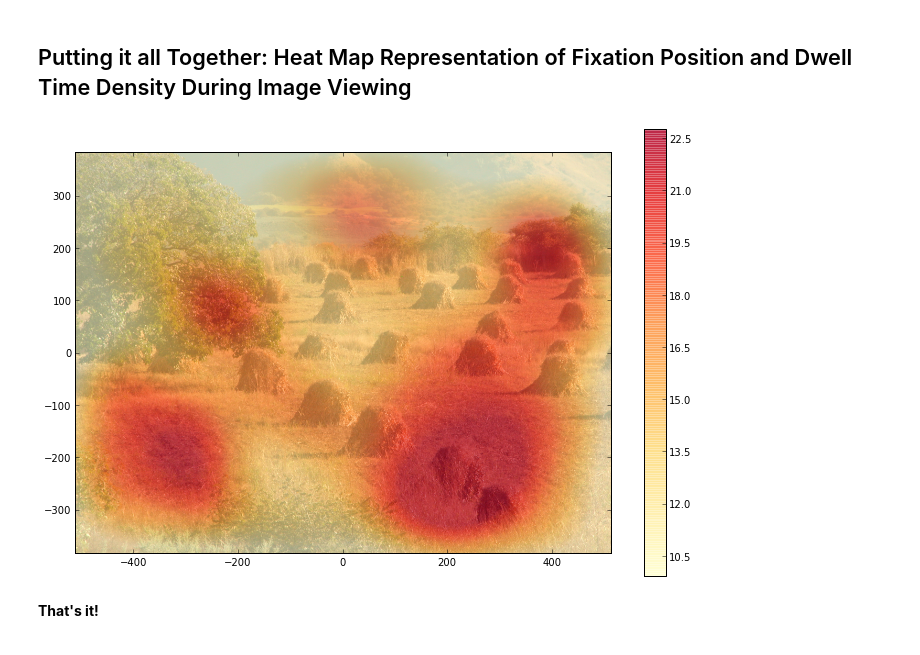
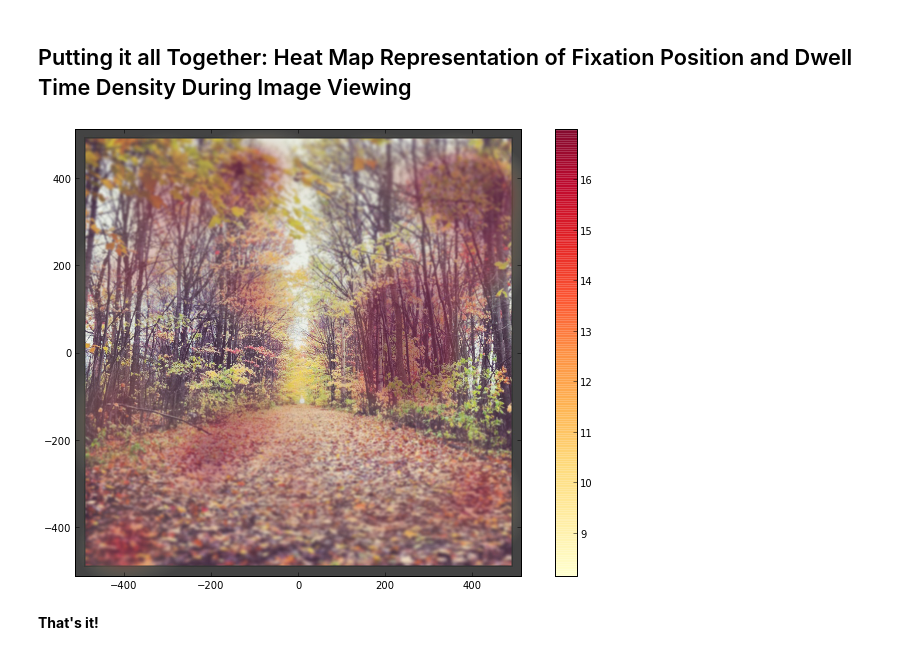
Before and after one commit to isolver/ECEM13_PyET, a Jupyter notebook: notebooks/F.2. Fixation Map - Heat Map Creation.ipynb, the cells around one changed output. Drawn from its saved outputs; the diff is of its cells as text; code cells hidden in the pictures.

```diff
--- a/notebooks/F.2. Fixation Map - Heat Map Creation.ipynb
+++ b/notebooks/F.2. Fixation Map - Heat Map Creation.ipynb
@@ -72,7 +61,7 @@ Load Background Image Displayed During Eye Data Collection
 # %%
 # Load example background image
 # Flip vertically...
-image_array=numpy.flipud(mpimg.imread("./images/nature_15.png"))
+image_array=numpy.flipud(mpimg.imread("./images/fall.jpg"))
 
 # Get background image size
 image_size=(image_array.shape[1],image_array.shape[0])
@@ -80,6 +69,5 @@ ihw,ihh=image_size[0]/2,image_size[1]/2
 
 # Display image for illustrative purposes, 0,0 is image center.
 #
-plt.figure()
 bip=plt.imshow(image_array,origin='lower',extent=(-ihw, ihw,-ihh, ihh))
 # %% [output]
@@ -141,8 +129,9 @@ fixation_map[fixation_map<min_fix_map_value]=min_fix_map_value
 
 # Plot Fixation Density Mask Alone for illustrative purposes
 # using a Yellow->Orange->Red Color Map.
-clmap=brewer2mpl.get_map('YlOrRd', 'sequential', 8).mpl_colormap
+clmap=plt.get_cmap('YlOrRd')
 im = plt.imshow(fixation_map, interpolation='nearest', origin='lower',extent=(-image_size[0]/2, image_size[0]/2,-image_size[1]/2, image_size[1]/2),cmap=clmap)
 
 plt.colorbar()
+plt.show()
 # %% [output]
@@ -154,34 +142,33 @@ Putting it all Together: Heat Map Representation of Fixation Position and Dwell
 # %%
 orginal_plt_width,orginal_plt_height=plt.rcParams['figure.figsize']
 plt.rcParams['figure.figsize'] =orginal_plt_width*2,orginal_plt_height*2
 
 
 plt.figure()
 
 # Draw the background Image
 #
 plt.imshow(image_array,origin='lower',extent=(-image_size[0]/2, image_size[0]/2,-image_size[1]/2, image_size[1]/2))
 
-
 # Create RGBA values for the color map created above.
+# Set the Color Map Transparency to Increase as a Function of Fixation Dwell Time.
 #
 #clmap._init()
-
-# Set the Color Map Transparency to Increase as a Function of Fixation Dwell Time.
-#
-#clmap._lut[:,-1]=np.linspace(0.5, .8, clmap.N+3)
 
 # Draw the Fixation Map Mask over the Background Image using the Color Map:
 #
 im = plt.imshow(fixation_map, origin='lower',
-                 extent=(-image_size[0]/2, image_size[0]/2,-image_size[1]/2, image_size[1]/2),cmap=clmap,alpha=0.6)
+                 extent=(-image_size[0]/2, image_size[0]/2,-image_size[1]/2, image_size[1]/2),cmap=clmap,alpha=0.8)
 
 # Display the Heat Map Scale:
 #
 plt.colorbar()
 
 plt.rcParams['figure.figsize']=orginal_plt_width,orginal_plt_height
+
+plt.show()
+plt.clf()
 # %% [output]
-[figure, old version]
+[figure, new version]
 # %% [markdown]
 **That's it!**
```
Also changed, not shown: parts of 8 cells of this notebook, 14 other files.
